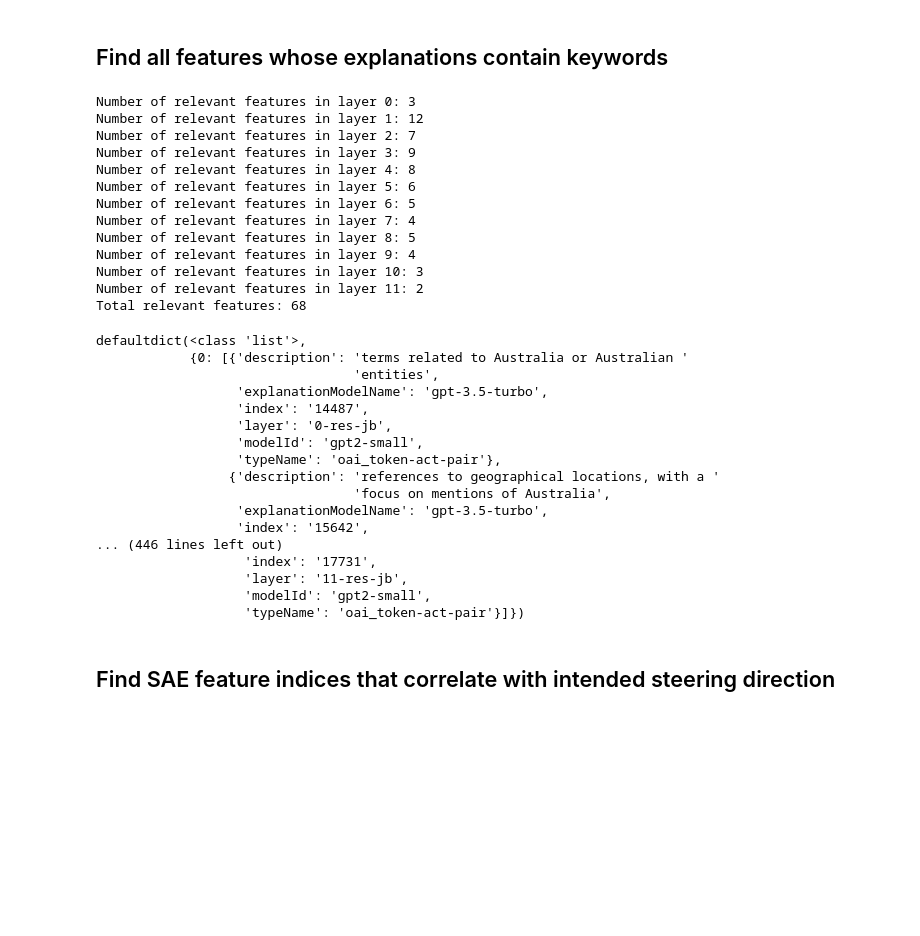
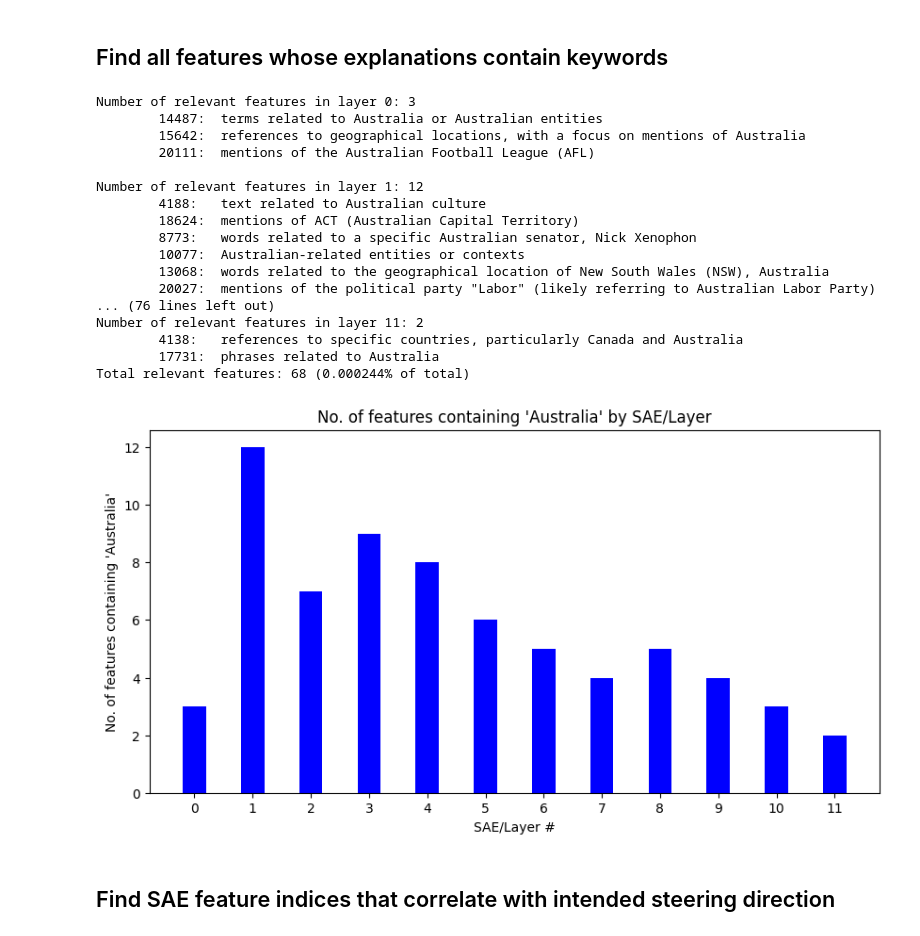
Before and after one commit to Matthew-Jennings/mats-winter-2024, a Jupyter notebook: application/application.ipynb, the cells around one changed output. Cells and saved outputs as stored; diff of their text form; code cells hidden in the pictures; blank space fills up the shorter version.

```diff
--- a/application/application.ipynb
+++ b/application/application.ipynb
@@ -168,45 +168,60 @@ keywords = ["AUSTRALIA"]
 explanations_filtered = get_explanations_with_keywords_by_layer(explanations, keywords)
 
 explanation_count = 0
+explanation_counts_by_layer = {}
 for layer in range(len(saes)):
     explanation_count_in_layer = len(explanations_filtered[layer])
+    explanation_counts_by_layer[layer] = explanation_count_in_layer
     explanation_count += explanation_count_in_layer
-    print(f"Number of relevant features in layer {layer}: {explanation_count_in_layer}")
-print(f"Total relevant features: {explanation_count}")
+    print(
+        f"\nNumber of relevant features in layer {layer}: {explanation_count_in_layer}"
+    )
+    explanations_filtered_layer_str = "\n\t".join(
+        [
+            f"{explanation['index']}:\t{explanation['description']}"
+            for explanation in explanations_filtered[layer]
+        ]
+    )
+    print(f"\t{explanations_filtered_layer_str}")
+print(
+    f"Total relevant features: {explanation_count} ({explanation_count / len(explanations):.6f}% of total)"
+)
 # %% [output]
 Number of relevant features in layer 0: 3
+        14487:  terms related to Australia or Australian entities
+        15642:  references to geographical locations, with a focus on mentions of Australia
+        20111:  mentions of the Australian Football League (AFL)
+
 Number of relevant features in layer 1: 12
-Number of relevant features in layer 2: 7
-Number of relevant features in layer 3: 9
-Number of relevant features in layer 4: 8
-Number of relevant features in layer 5: 6
-Number of relevant features in layer 6: 5
-Number of relevant features in layer 7: 4
-Number of relevant features in layer 8: 5
-Number of relevant features in layer 9: 4
-Number of relevant features in layer 10: 3
+        4188:   text related to Australian culture
+        18624:  mentions of ACT (Australian Capital Territory)
+        8773:   words related to a specific Australian senator, Nick Xenophon
+        10077:  Australian-related entities or contexts
+        13068:  words related to the geographical location of New South Wales (NSW), Australia
+        20027:  mentions of the political party "Labor" (likely referring to Australian Labor Party)
+... (76 lines left out)
 Number of relevant features in layer 11: 2
-Total relevant features: 68
+        4138:   references to specific countries, particularly Canada and Australia
+        17731:  phrases related to Australia
+Total relevant features: 68 (0.000244% of total)
-# %%
-pprint(explanations_filtered)
-# %% [output]
-defaultdict(<class 'list'>,
-            {0: [{'description': 'terms related to Australia or Australian '
-                                 'entities',
-                  'explanationModelName': 'gpt-3.5-turbo',
-                  'index': '14487',
-                  'layer': '0-res-jb',
-                  'modelId': 'gpt2-small',
-                  'typeName': 'oai_token-act-pair'},
-                 {'description': 'references to geographical locations, with a '
-                                 'focus on mentions of Australia',
-                  'explanationModelName': 'gpt-3.5-turbo',
-                  'index': '15642',
-... (446 lines left out)
-                   'index': '17731',
-                   'layer': '11-res-jb',
-                   'modelId': 'gpt2-small',
-                   'typeName': 'oai_token-act-pair'}]})
+# %%
+fig = plt.figure(figsize=(10, 5))
+
+# creating the bar plot
+plt.bar(
+    explanation_counts_by_layer.keys(),
+    explanation_counts_by_layer.values(),
+    color="blue",
+    width=0.4,
+)
+
+plt.xlabel("SAE/Layer #")
+plt.xticks([l for l in explanation_counts_by_layer.keys()])
+plt.ylabel(f"No. of features containing 'Australia'")
+plt.title("No. of features containing 'Australia' by SAE/Layer")
+plt.show()
+# %% [output]
+[figure, added]
 # %% [markdown]
 ## Find SAE feature indices that correlate with intended steering direction
 # %%
```
Also changed, not shown: parts of 27 cells of this notebook.
